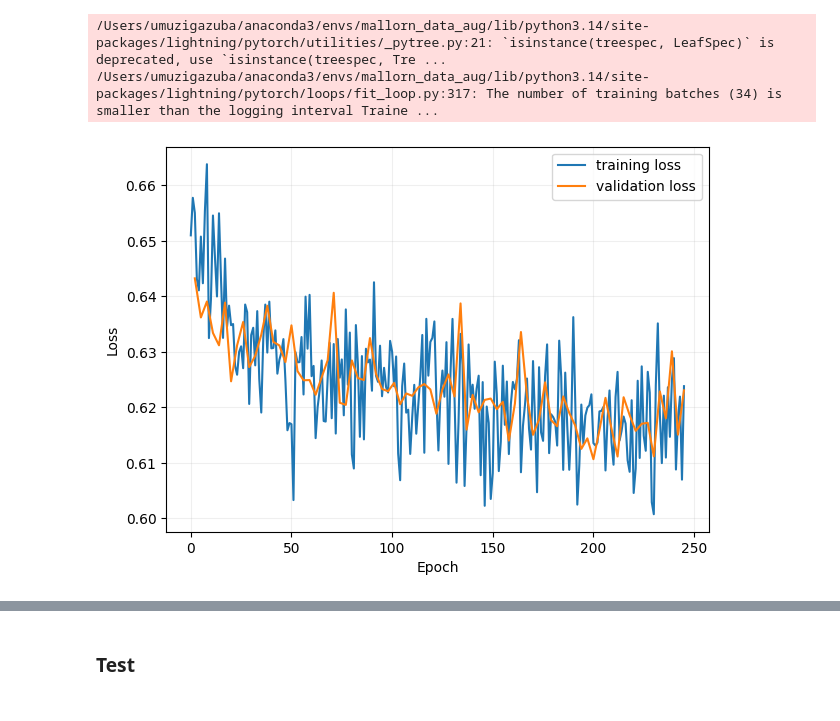
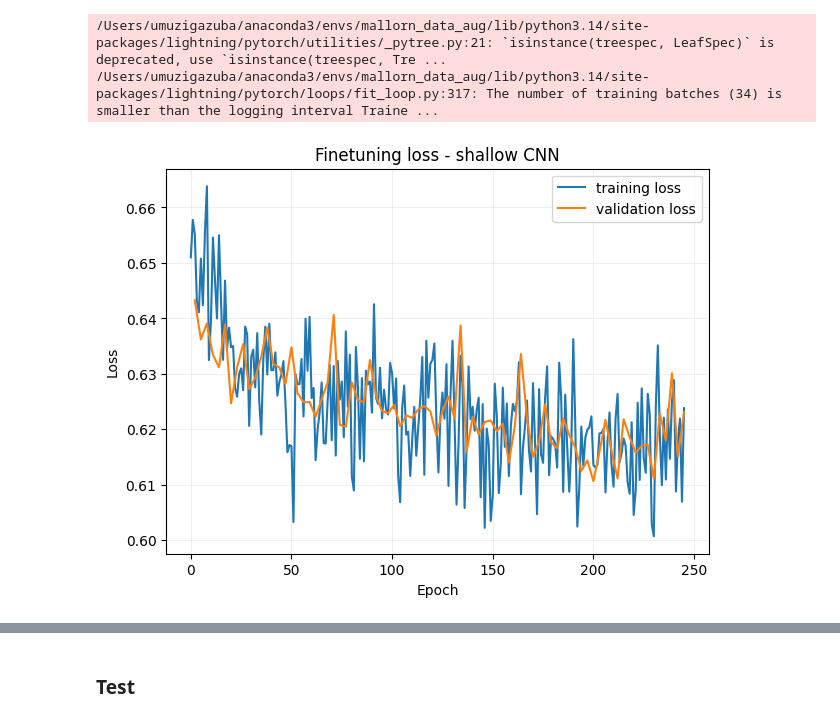
Before and after one commit to umuzigazuba/AI4Science_Transfer_Learning, a Jupyter notebook: notebooks/training_models.ipynb, the cells around one changed output, grey strips where cells are left out. Saved outputs shown, nothing was run; the diff lists cells and outputs as text; code cells hidden in the pictures.

```diff
--- a/notebooks/training_models.ipynb
+++ b/notebooks/training_models.ipynb
@@ -404,18 +457,19 @@ TPU available: False, using: 0 TPU cores
 # %%
 finetune_logs = pd.read_csv("lightning_logs/shallow_cnn_finetune/metrics.csv")
 
 fig, ax = plt.subplots(figsize = (7, 5))
 
 train_mask = ~np.isnan(finetune_logs["train_loss"])
 plt.plot(finetune_logs["epoch"][train_mask], finetune_logs["train_loss"][train_mask], label = "training loss")
 
 validation_mask = ~np.isnan(finetune_logs["validation_loss"])
 plt.plot(finetune_logs["epoch"][validation_mask], finetune_logs["validation_loss"][validation_mask], label = "validation loss")
 
+plt.title("Finetuning loss - shallow CNN")
 plt.xlabel("Epoch")
 plt.ylabel("Loss")
 ax.grid(True, alpha = 0.2)
 ax.legend()
 plt.show()
 # %% [output]
-[figure, old version]
+[figure, new version]
```
Also changed, not shown: parts of 11 cells of this notebook, 1 other file.
